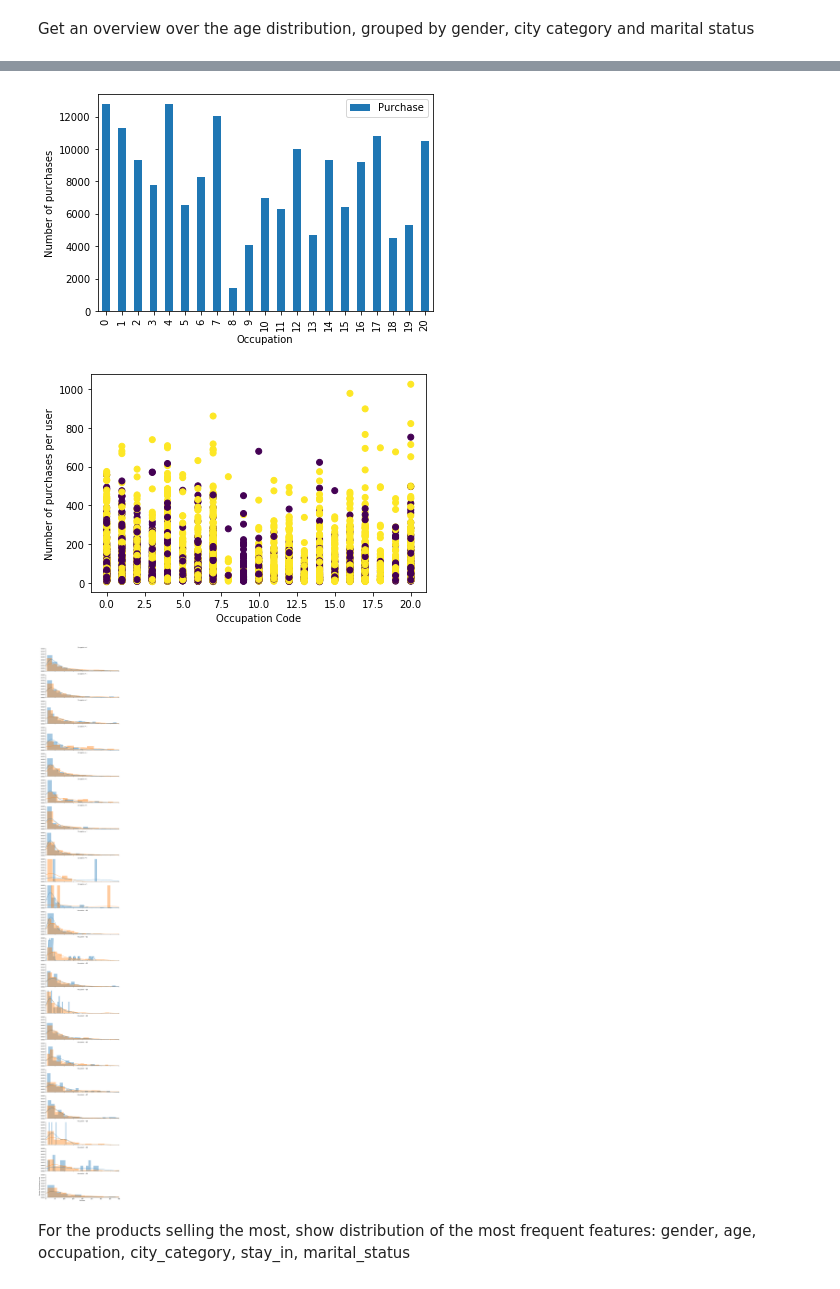
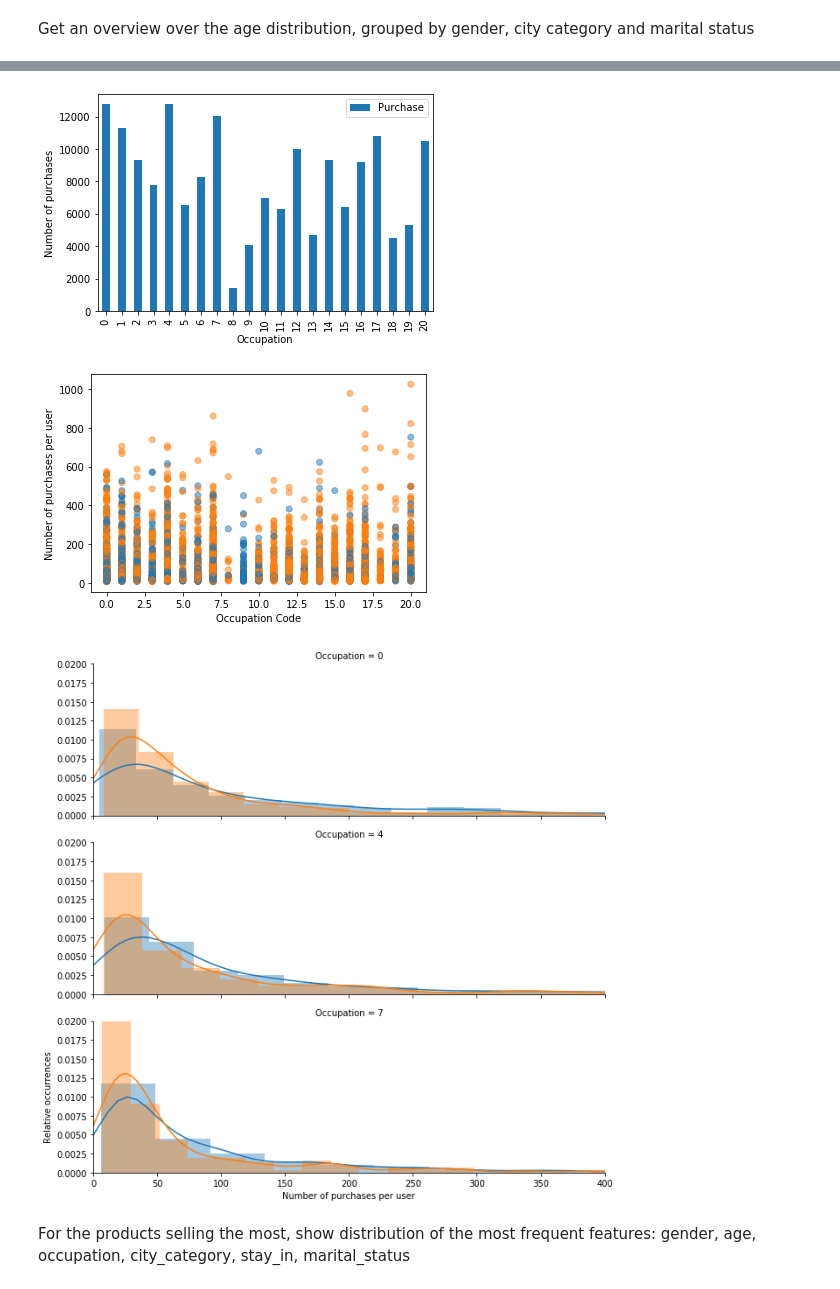
Before and after one commit to florianst/blackfriday, a Jupyter notebook: Investigation1.ipynb, the cells around one changed output, grey strips where cells are left out. Cells and saved outputs as stored; diff of their text form; code cells hidden in the pictures.

```diff
--- a/Investigation1.ipynb
+++ b/Investigation1.ipynb
@@ -29,29 +24,35 @@ ylabel = plt.ylabel("Purchases")
 # %%
 data.set_index(['User_ID', 'Gender', 'Age', 'Occupation'])
 data_occupations = data.groupby('Occupation').nunique()
 data_occupations.plot.bar(x='Occupation', y='Purchase')
 plt.xticks(ticks=data_occupations.index.tolist(), labels=data_occupations.index.tolist())
 ylabel = plt.ylabel("Number of purchases")
+plt.savefig('purchases_by_occupation.pdf', format='pdf', dpi=300, bbox_inches='tight')
 plt.show()
 plt.close()
 
+cm = plt.cm.get_cmap('tab10')
 data_customers = data.groupby(['User_ID', 'Gender', 'Occupation']).count().reset_index()
 #print(data_customers.head())
-plt.scatter(data_customers.Occupation, data_customers.Purchase, c=data_customers.Gender=='M')
+plt.scatter(data_customers.Occupation, data_customers.Purchase, c=(data_customers.Gender=='M')*0.1, cmap=cm, alpha=0.5, vmin=0, vmax=1)
 xl = plt.xlabel("Occupation Code")
 yl = plt.ylabel("Number of purchases per user")
+plt.savefig('purchasesperuser_by_age.pdf', format='pdf', dpi=300, bbox_inches='tight')
 plt.show()
 plt.close()
 
-g = sns.FacetGrid(data_customers, row='Occupation', hue='Gender', aspect=3, sharey=True)
+X = data_customers[(data_customers['Occupation'] == 0) | (data_customers['Occupation'] == 4) | (data_customers['Occupation'] == 7)].copy()
+g = sns.FacetGrid(X, row='Occupation', hue='Gender', aspect=3, sharey=True)
 g = g.map(sns.distplot, 'Purchase', bins=20)
 plt.xlim(0, 400)
 plt.ylim(0, 0.02)
-ylabel = plt.ylabel("Number of purchases per user")
+ylabel = plt.ylabel("Relative occurrences")
+ylabel = plt.xlabel("Number of purchases per user")
+plt.savefig('purchases_distr.pdf', format='pdf', dpi=300, bbox_inches='tight')
 # %% [output]
 [figure]
-[figure, old version]
+[figure, new version]
-[figure, old version]
+[figure, new version]
 # %% [markdown]
 For the products selling the most, show distribution of the most frequent features: gender, age, occupation, city_category, stay_in, marital_status
 # %%
```
Also changed, not shown: parts of 5 cells of this notebook.
